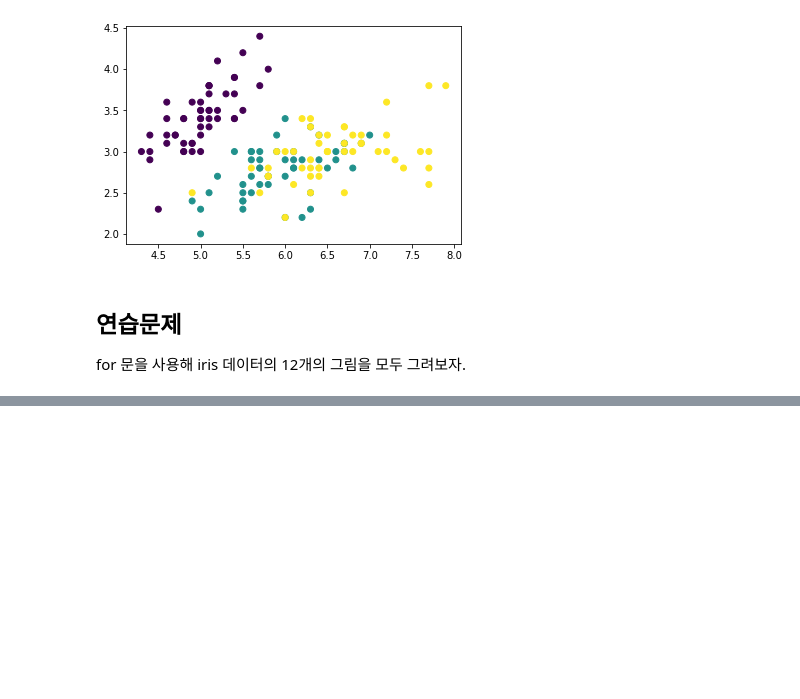
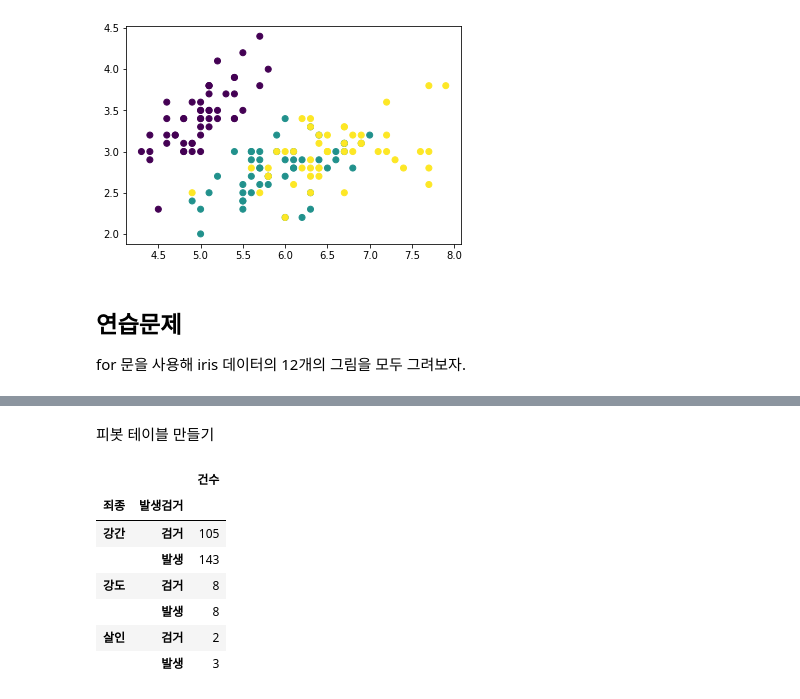
Before and after one commit to gasbugs/ML20221011, a Jupyter notebook: 2주차/5일차 - 판다스 시각화.ipynb, the cells around one changed output, grey strips where cells are left out. Saved outputs shown, nothing was run; the diff lists cells and outputs as text; code cells hidden in the pictures; blank space fills up the shorter version.

```diff
--- a/2주차/5일차 - 판다스 시각화.ipynb
+++ b/2주차/5일차 - 판다스 시각화.ipynb
@@ -125,0 +145,27 @@ plt.plot()
+# %% [markdown]
+피봇 테이블 만들기
+# %%
+csv_data = '''\
+구분,죄종,발생검거,건수
+중부,살인,발생,3
+중부,살인,검거,2
+중부,강도,발생,8
+중부,강도,검거,8
+중부,강간,발생,143
+중부,강간,검거,105
+'''
+
+with open('중부 지역 강력 사건 발생 검거 통계.csv', 'w', encoding='UTF-8') as f:
+    f.write(csv_data)
+
+df = pd.read_csv('중부 지역 강력 사건 발생 검거 통계.csv')
+pd.pivot_table(df, index=['죄종', '발생검거'], aggfunc=np.sum)
+# %% [output]
+|  |  | 건수 |
+| 죄종 | 발생검거 |  |
+| 강간 | 검거 | 105 |
+|  | 발생 | 143 |
+| 강도 | 검거 | 8 |
+|  | 발생 | 8 |
+| 살인 | 검거 | 2 |
+|  | 발생 | 3 |
```
Also changed, not shown: parts of 10 cells of this notebook, 2 other files.
